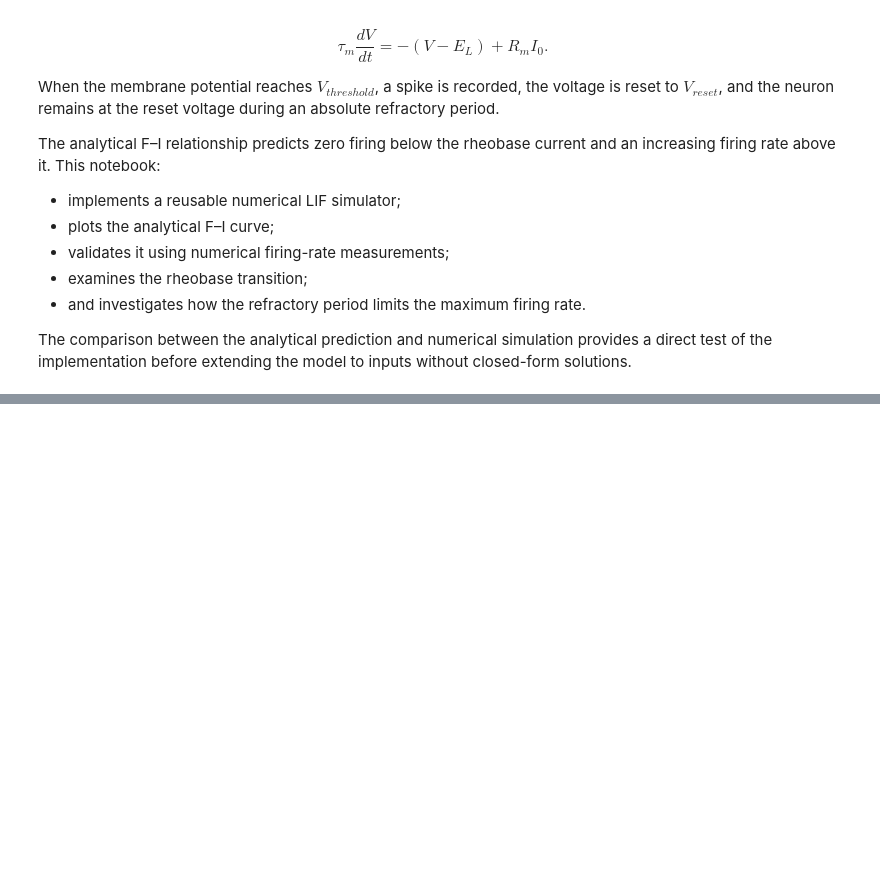
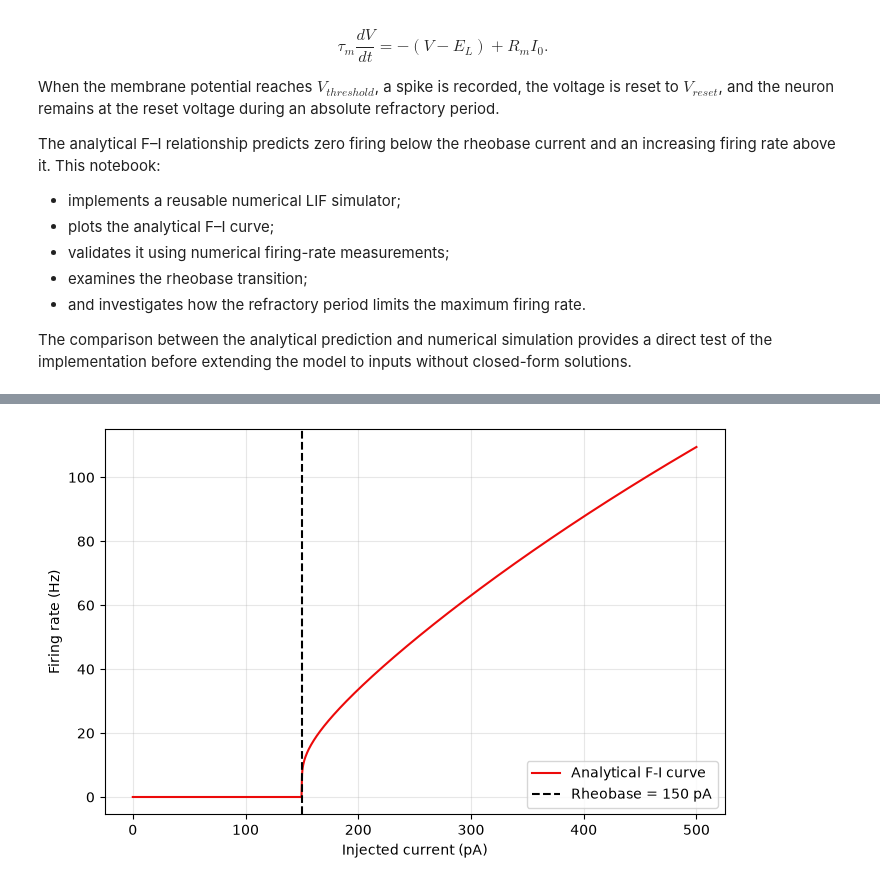
Before and after one commit to Elltropy/Leaky-integrate-and-fire-neuron-dynamics, a Jupyter notebook: notebooks/03_fi_curve.ipynb, the cells around one changed output, grey strips where cells are left out. Drawn from its saved outputs; the diff is of its cells as text; code cells hidden in the pictures; blank space fills up the shorter version.

```diff
--- a/notebooks/03_fi_curve.ipynb
+++ b/notebooks/03_fi_curve.ipynb
@@ -112,0 +113,42 @@ plt.show()
+# %%
+e_l = -65 * 1e-3
+v_reset = -65 * 1e-3
+v_threshold = -50 * 1e-3
+r_m = 100 * 1e6
+c_m = 200 * 1e-12
+t_refractory = 2 * 1e-3
+
+tau = r_m * c_m
+i_rh = (v_threshold - e_l) / r_m
+
+
+def analytical_firing_rate(i0):
+
+    if i0 <= i_rh:
+        return 0.0
+
+    v_inf = i0 * r_m + e_l
+    T = tau * np.log((v_reset - v_inf)/(v_threshold - v_inf))
+    T_total = T + t_refractory
+
+    return 1/T_total
+
+
+currents = np.linspace(0, 500 * 1e-12, 1000)
+
+analytical_rates = np.array([
+    analytical_firing_rate(current)
+    for current in currents
+])
+
+
+plt.figure(figsize=(8, 5))
+plt.plot(currents * 1e12, analytical_rates, label='Analytical F-I curve', color = "#EC0A0A")
+plt.axvline(i_rh * 1e12, linestyle = '--', color = 'black', label = f'Rheobase = {i_rh * 1e12:.0f} pA')
+plt.xlabel('Injected current (pA)')
+plt.ylabel('Firing rate (Hz)')
+plt.legend()
+plt.grid(alpha = 0.3)
+plt.show()
+# %% [output]
+[figure, added]
```
Also changed, not shown: parts of 2 cells of this notebook.
